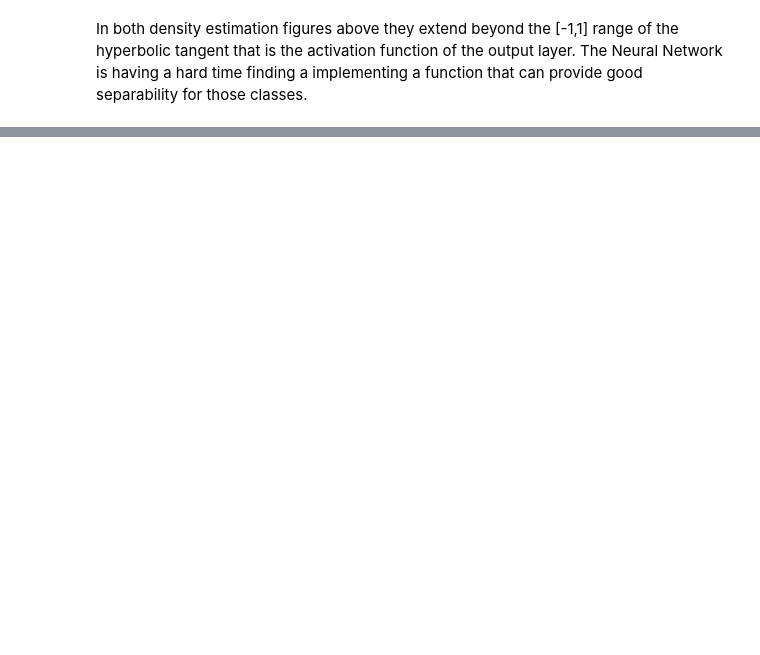
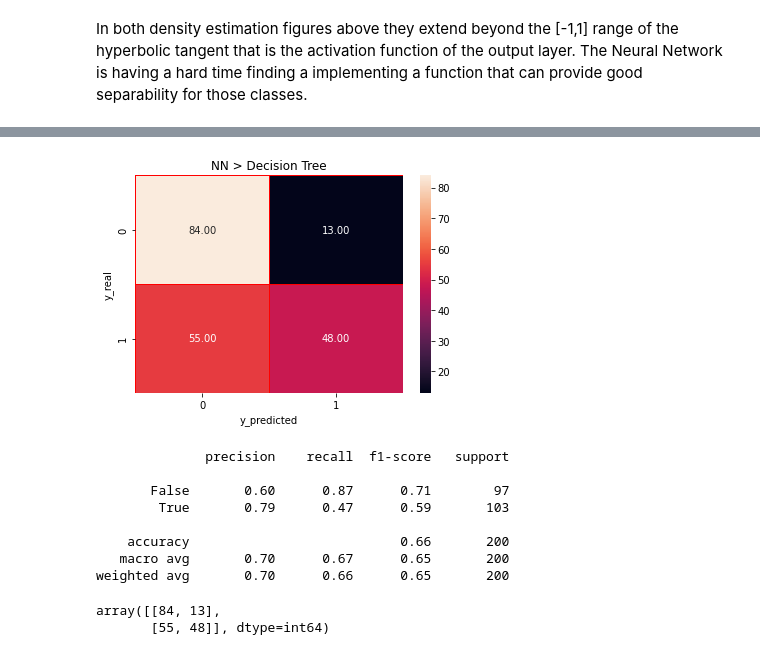
Before and after one commit to mjsmagalhaes/examples-datascience, a Jupyter notebook: data_restaurant_reviews.ipynb, the cells around one changed output, grey strips where cells are left out. Cells and saved outputs as stored; diff of their text form; code cells hidden in the pictures; blank space fills up the shorter version.

```diff
--- a/data_restaurant_reviews.ipynb
+++ b/data_restaurant_reviews.ipynb
@@ -177,4 +197,16 @@ a.evaluate(testTarget, testPred_NN, title='Neural Network')
 # %%
-a.evaluate(testTarget, testPred_Tree, title='NN > Decision Tree')
+evaluate(testTarget, testPred_Tree, title='NN > Decision Tree')
+# %% [output]
+[figure, added]
+              precision    recall  f1-score   support
+
+       False       0.60      0.87      0.71        97
+        True       0.79      0.47      0.59       103
+
+    accuracy                           0.66       200
+   macro avg       0.70      0.67      0.65       200
+weighted avg       0.70      0.66      0.65       200
+array([[84, 13],
+       [55, 48]], dtype=int64)
 # %%
 pd.DataFrame(model.weights[0][:,1], columns=['W']).plot.line()
```
Also changed, not shown: parts of 8 cells of this notebook, 1 other file.
